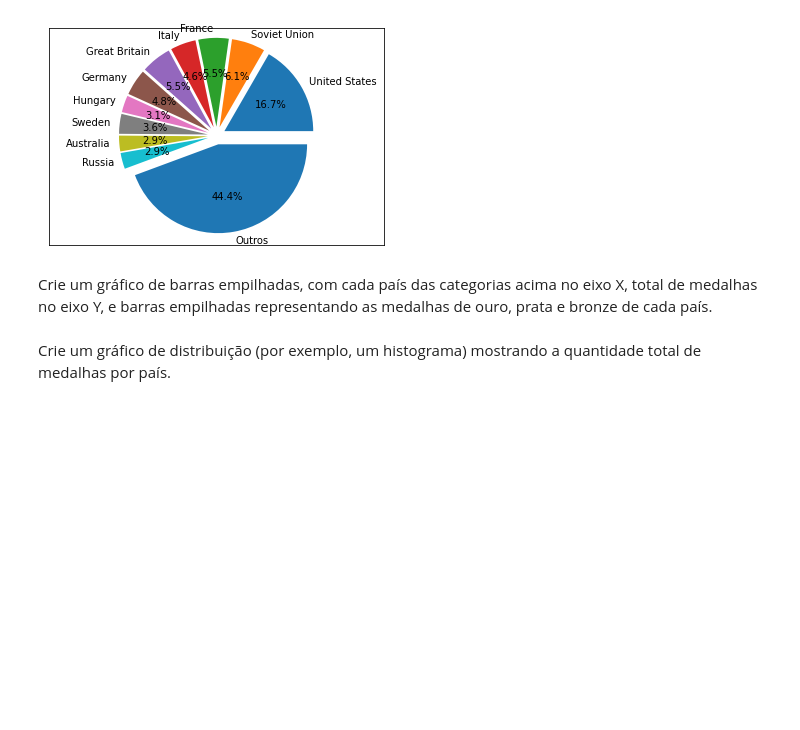
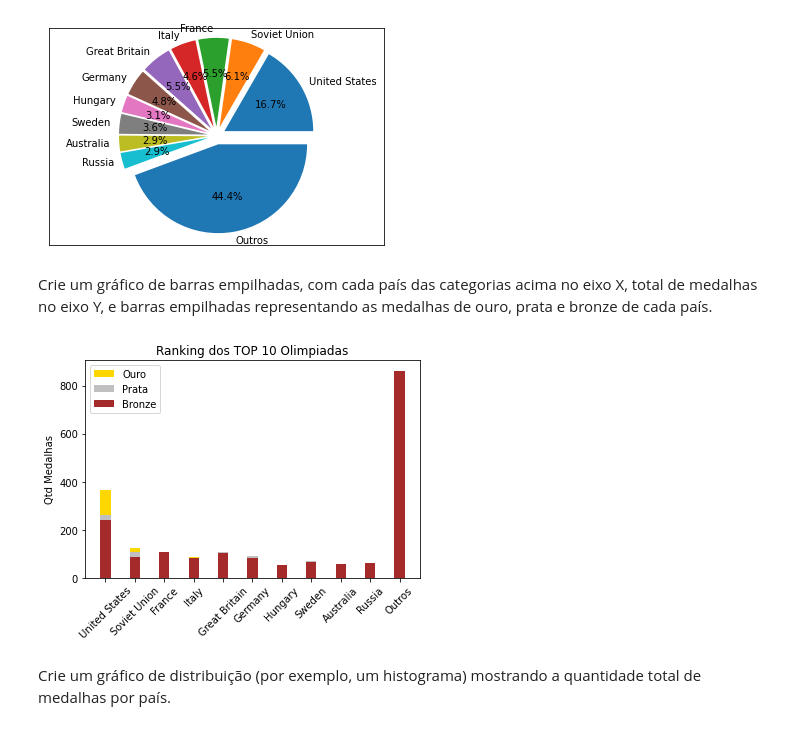
Before and after one commit to VictorBTaveira/Projeto-DataViz, a Jupyter notebook: Projeto_Dataviz.ipynb, the cells around one changed output. Saved outputs shown, nothing was run; the diff lists cells and outputs as text; code cells hidden in the pictures; blank space fills up the shorter version.

```diff
--- a/Projeto_Dataviz.ipynb
+++ b/Projeto_Dataviz.ipynb
@@ -705,3 +701,18 @@ Matplotlib is currently using module://matplotlib_inline.backend_inline, which i
 [figure]
 # %% [markdown]
 Crie um gráfico de barras empilhadas, com cada país das categorias acima no eixo X, total de medalhas no eixo Y, e barras empilhadas representando as medalhas de ouro, prata e bronze de cada país.
+# %%
+fig, ax = plt.subplots()
+width = 0.35
+ax.bar(ranking['Team'].values,ranking['Gold'],width, label='Ouro', color = 'gold')
+ax.bar(ranking['Team'].values,ranking['Silver'],width, label='Prata', color = 'silver')
+ax.bar(ranking['Team'].values,ranking['Bronze'],width, label='Bronze', color = 'brown')
+
+ax.set_ylabel('Qtd Medalhas')
+ax.set_title('Ranking dos TOP 10 Olimpiadas')
+plt.xticks(rotation = 45)
+ax.legend()
+
+plt.show()
+# %% [output]
+[figure, added]
```
Also changed, not shown: parts of 6 cells of this notebook.
